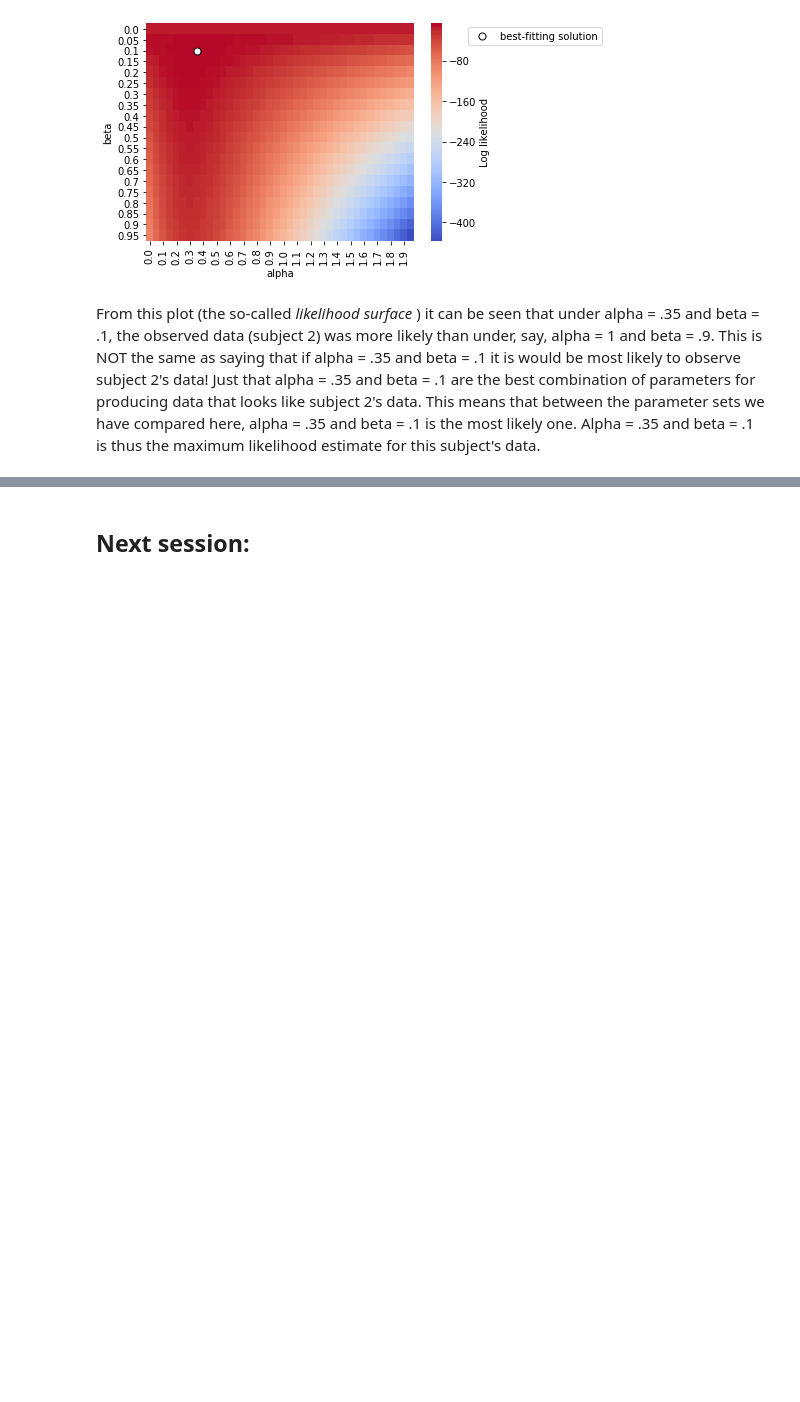
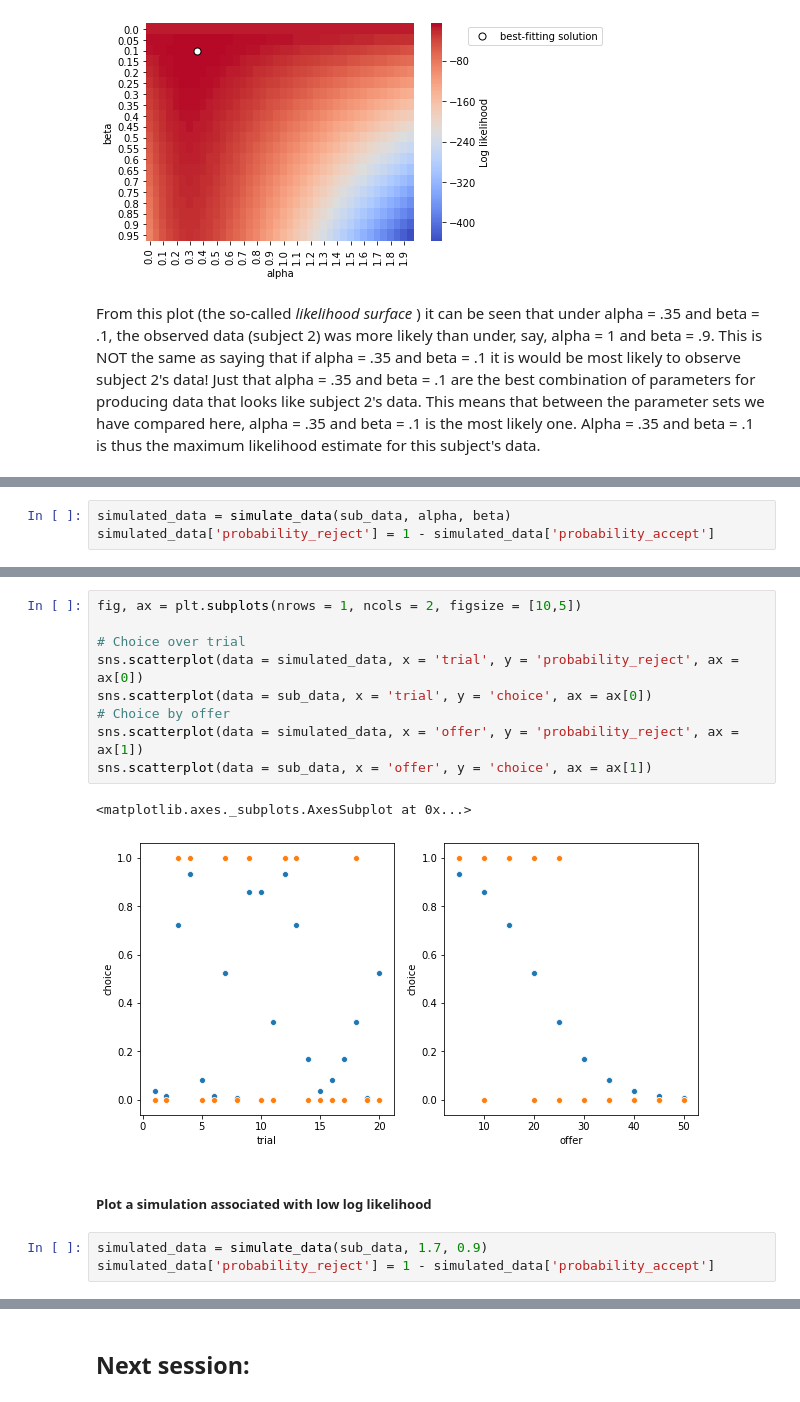
Before and after one commit to jeroenvanbaar/Computational_modeling_tutorial, a Jupyter notebook: 3.Choice_rules_and_likelihood.ipynb, the cells around one changed output, grey strips where cells are left out. Drawn from its saved outputs; the diff is of its cells as text; blank space fills up the shorter version.

```diff
--- a/3.Choice_rules_and_likelihood.ipynb
+++ b/3.Choice_rules_and_likelihood.ipynb
@@ -306,0 +337,3 @@ If anyone can find a colormap that brings out the interesting part of the likeli
+# %%
+simulated_data = simulate_data(sub_data, alpha, beta)
+simulated_data['probability_reject'] = 1 - simulated_data['probability_accept']
@@ -306,0 +349,17 @@ If anyone can find a colormap that brings out the interesting part of the likeli
+# %%
+fig, ax = plt.subplots(nrows = 1, ncols = 2, figsize = [10,5])
+
+# Choice over trial
+sns.scatterplot(data = simulated_data, x = 'trial', y = 'probability_reject', ax = ax[0])
+sns.scatterplot(data = sub_data, x = 'trial', y = 'choice', ax = ax[0])
+# Choice by offer
+sns.scatterplot(data = simulated_data, x = 'offer', y = 'probability_reject', ax = ax[1])
+sns.scatterplot(data = sub_data, x = 'offer', y = 'choice', ax = ax[1])
+# %% [output]
+<matplotlib.axes._subplots.AxesSubplot at 0x...>
+[figure, added]
+# %% [markdown]
+##### Plot a simulation associated with low log likelihood
+# %%
+simulated_data = simulate_data(sub_data, 1.7, 0.9)
+simulated_data['probability_reject'] = 1 - simulated_data['probability_accept']
```
Also changed, not shown: parts of 24 cells of this notebook.
